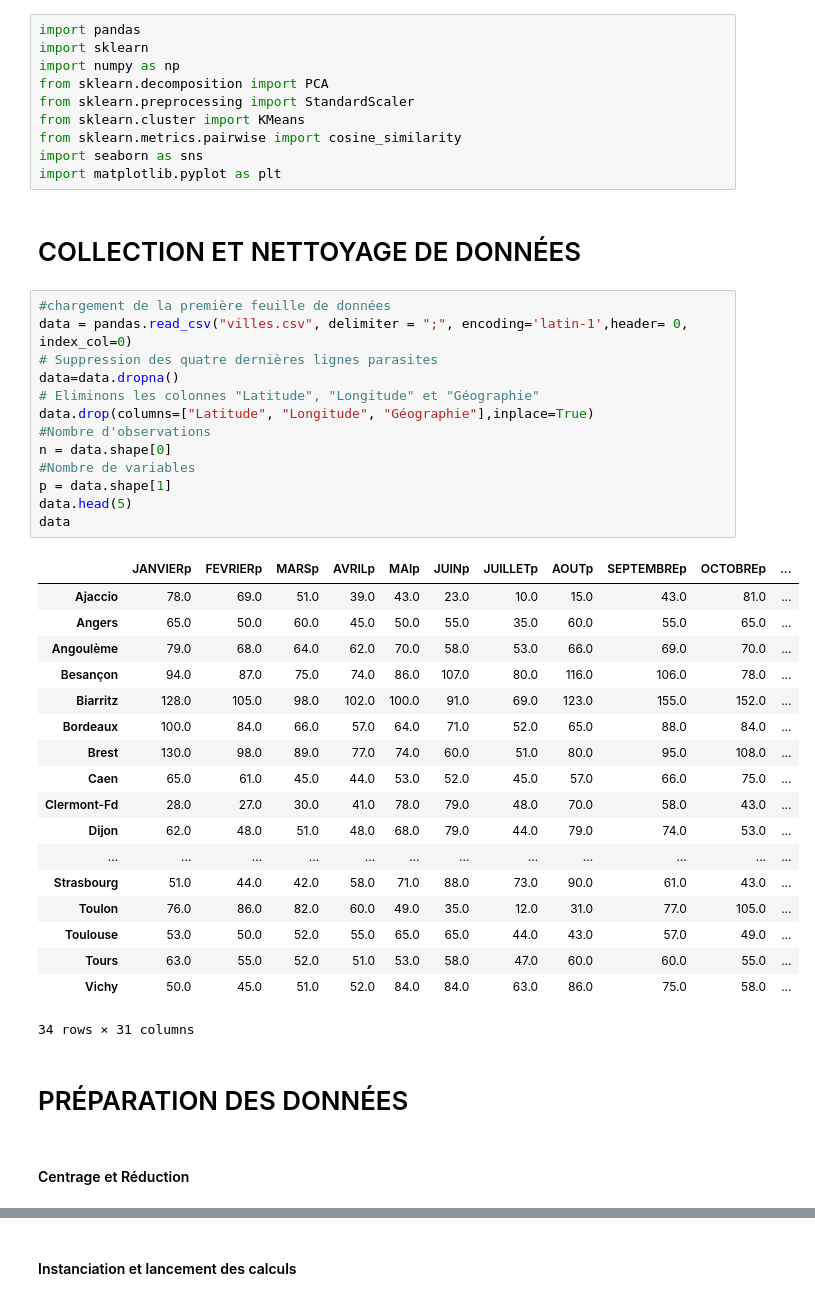
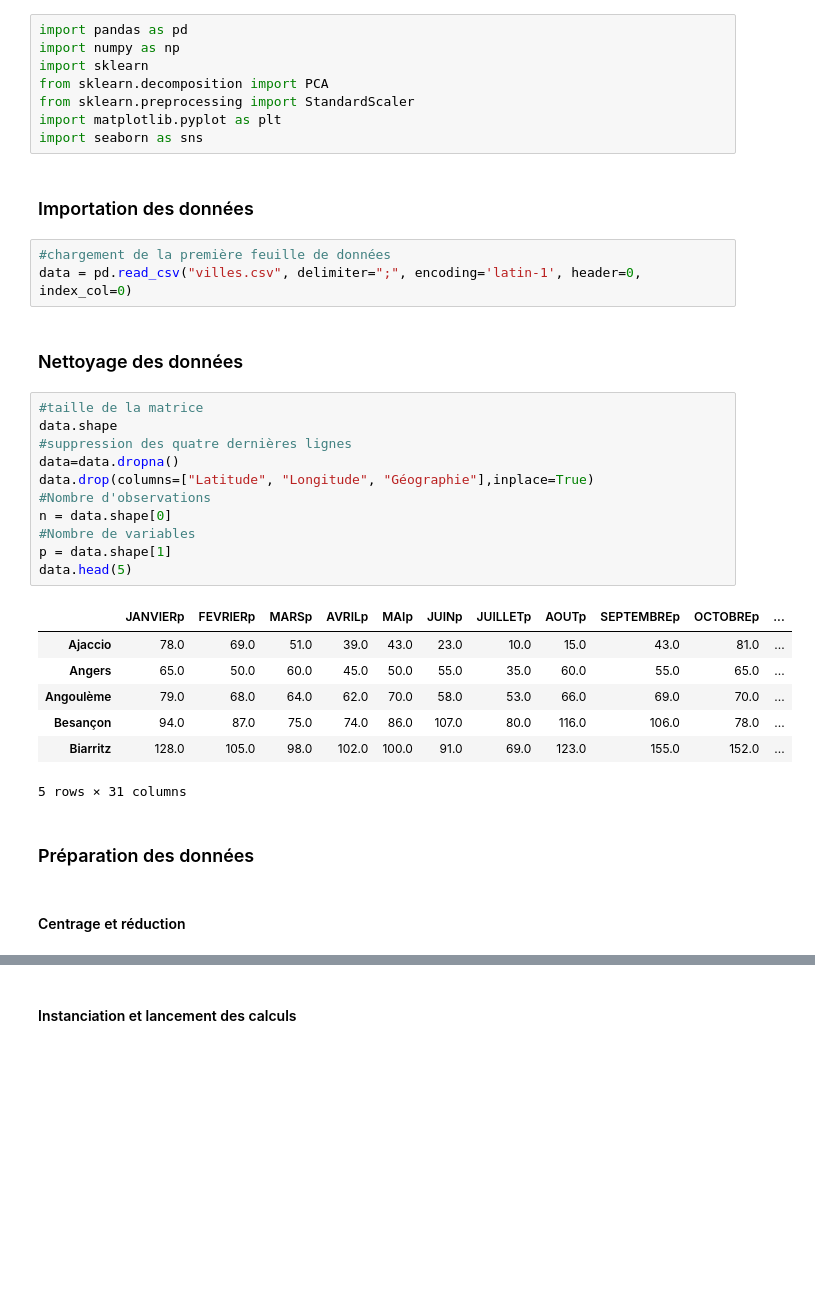
Before and after one commit to salmabenm/ACP_Typologie_Villes, a Jupyter notebook: acp.ipynb, the cells around one changed output, grey strips where cells are left out. Drawn from its saved outputs; the diff is of its cells as text; blank space fills up the shorter version.

```diff
--- a/acp.ipynb
+++ b/acp.ipynb
@@ -3,49 +5,39 @@
 # %%
-import pandas
+import pandas as pd
+import numpy as np
 import sklearn
-import numpy as np
 from sklearn.decomposition import PCA
 from sklearn.preprocessing import StandardScaler
-from sklearn.cluster import KMeans
-from sklearn.metrics.pairwise import cosine_similarity
+import matplotlib.pyplot as plt
 import seaborn as sns
-import matplotlib.pyplot as plt
-# %% [markdown]
-<h1>COLLECTION ET NETTOYAGE DE DONNÉES</h1>
+# %% [markdown]
+<h3>Importation des données</h3>
+# %%
+#chargement de la première feuille de données
+data = pd.read_csv("villes.csv", delimiter=";", encoding='latin-1', header=0, index_col=0)
+# %% [markdown]
+<h3>Nettoyage des données</h3>
 # %%
-#chargement de la première feuille de données
-data = pandas.read_csv("villes.csv", delimiter = ";", encoding='latin-1',header= 0, index_col=0)
-# Suppression des quatre dernières lignes parasites
+#taille de la matrice
+data.shape
+#suppression des quatre dernières lignes
 data=data.dropna()
-# Eliminons les colonnes "Latitude", "Longitude" et "Géographie"
 data.drop(columns=["Latitude", "Longitude", "Géographie"],inplace=True)
 #Nombre d'observations
 n = data.shape[0]
 #Nombre de variables
 p = data.shape[1]
 data.head(5)
-data
 # %% [output]
 |  | JANVIERp | FEVRIERp | MARSp | AVRILp | MAIp | JUINp | JUILLETp | AOUTp | SEPTEMBREp | OCTOBREp | ... |
 | Ajaccio | 78.0 | 69.0 | 51.0 | 39.0 | 43.0 | 23.0 | 10.0 | 15.0 | 43.0 | 81.0 | ... |
 | Angers | 65.0 | 50.0 | 60.0 | 45.0 | 50.0 | 55.0 | 35.0 | 60.0 | 55.0 | 65.0 | ... |
 | Angoulème | 79.0 | 68.0 | 64.0 | 62.0 | 70.0 | 58.0 | 53.0 | 66.0 | 69.0 | 70.0 | ... |
 | Besançon | 94.0 | 87.0 | 75.0 | 74.0 | 86.0 | 107.0 | 80.0 | 116.0 | 106.0 | 78.0 | ... |
 | Biarritz | 128.0 | 105.0 | 98.0 | 102.0 | 100.0 | 91.0 | 69.0 | 123.0 | 155.0 | 152.0 | ... |
-| Bordeaux | 100.0 | 84.0 | 66.0 | 57.0 | 64.0 | 71.0 | 52.0 | 65.0 | 88.0 | 84.0 | ... |
-| Brest | 130.0 | 98.0 | 89.0 | 77.0 | 74.0 | 60.0 | 51.0 | 80.0 | 95.0 | 108.0 | ... |
-| Caen | 65.0 | 61.0 | 45.0 | 44.0 | 53.0 | 52.0 | 45.0 | 57.0 | 66.0 | 75.0 | ... |
-| Clermont-Fd | 28.0 | 27.0 | 30.0 | 41.0 | 78.0 | 79.0 | 48.0 | 70.0 | 58.0 | 43.0 | ... |
-| Dijon | 62.0 | 48.0 | 51.0 | 48.0 | 68.0 | 79.0 | 44.0 | 79.0 | 74.0 | 53.0 | ... |
-| ... | ... | ... | ... | ... | ... | ... | ... | ... | ... | ... | ... |
-| Strasbourg | 51.0 | 44.0 | 42.0 | 58.0 | 71.0 | 88.0 | 73.0 | 90.0 | 61.0 | 43.0 | ... |
-| Toulon | 76.0 | 86.0 | 82.0 | 60.0 | 49.0 | 35.0 | 12.0 | 31.0 | 77.0 | 105.0 | ... |
-| Toulouse | 53.0 | 50.0 | 52.0 | 55.0 | 65.0 | 65.0 | 44.0 | 43.0 | 57.0 | 49.0 | ... |
-| Tours | 63.0 | 55.0 | 52.0 | 51.0 | 53.0 | 58.0 | 47.0 | 60.0 | 60.0 | 55.0 | ... |
-| Vichy | 50.0 | 45.0 | 51.0 | 52.0 | 84.0 | 84.0 | 63.0 | 86.0 | 75.0 | 58.0 | ... |
-34 rows × 31 columns
+5 rows × 31 columns
-# %% [markdown]
-<h1>PRÉPARATION DES DONNÉES</h1>
+# %% [markdown]
+<h3>Préparation des données</h3>
 # %% [markdown]
-<h4>Centrage et Réduction</h4>
+<h4>Centrage et réduction</h4>
 # %%
```
Also changed, not shown: parts of 100 cells of this notebook.
